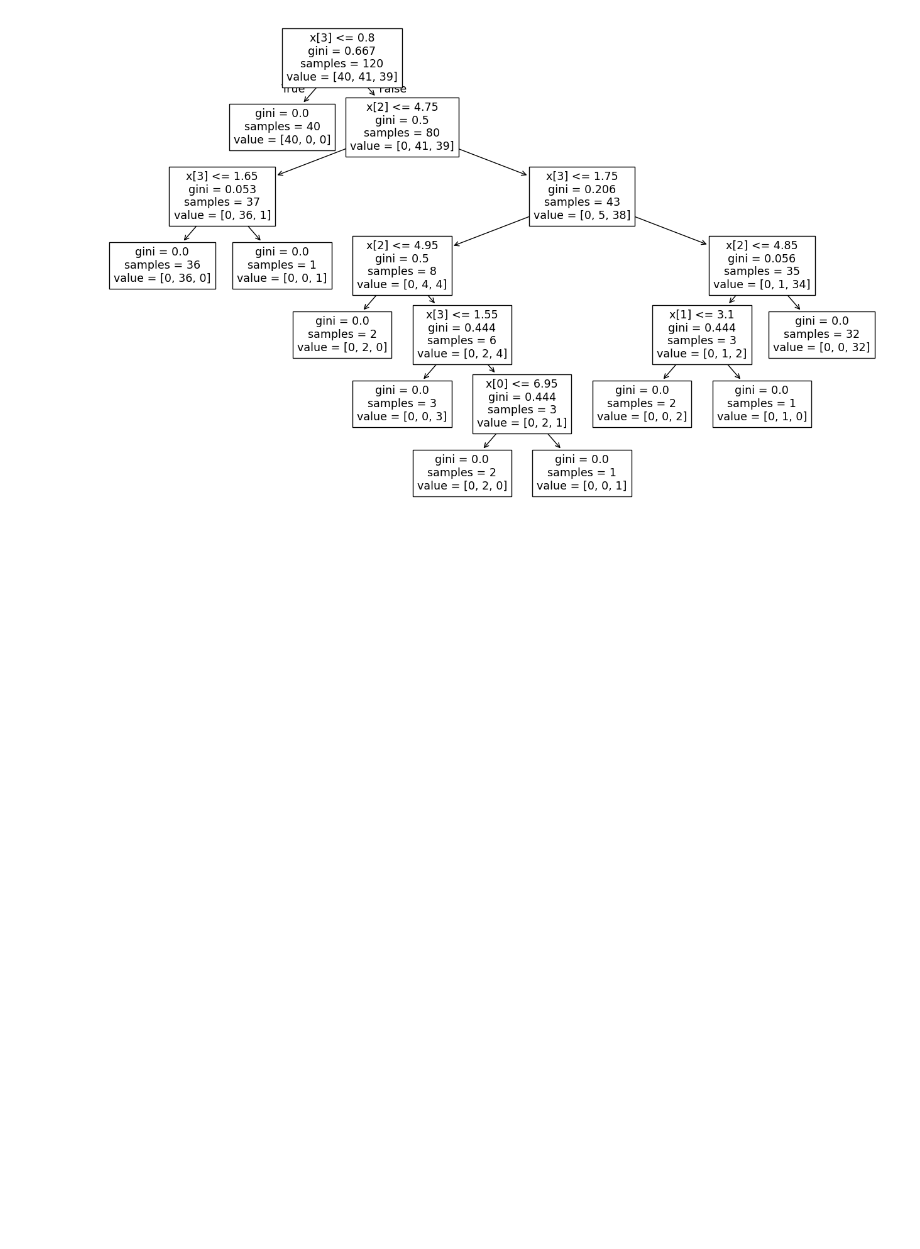
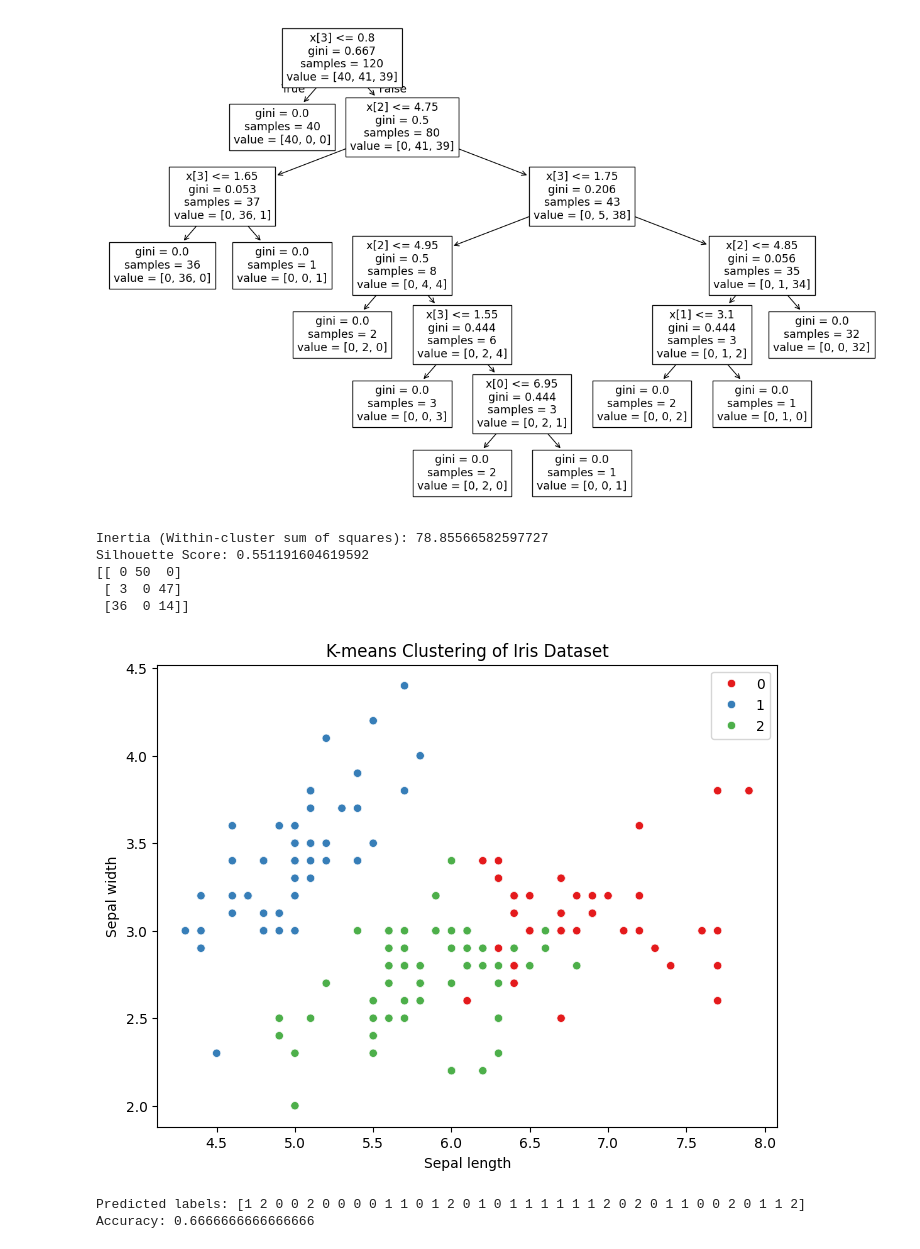
Before and after one commit to rajashekhar227/raja, a Jupyter notebook: chapter_appendix-tools-for-deep-learning/jupyter.ipynb, the cells around one changed output. Saved outputs shown, nothing was run; the diff lists cells and outputs as text; code cells hidden in the pictures; blank space fills up the shorter version.

```diff
--- a/chapter_appendix-tools-for-deep-learning/jupyter.ipynb
+++ b/chapter_appendix-tools-for-deep-learning/jupyter.ipynb
@@ -254,3 +255,55 @@ Confusion Matrix:
  [ 0  9  0]
  [ 0  0 11]]
 [figure]
+# %%
+import pandas as pd
+from sklearn.datasets import load_iris
+from sklearn.cluster import KMeans
+from sklearn.metrics import silhouette_score, confusion_matrix
+import matplotlib.pyplot as plt
+import seaborn as sns
+iris = load_iris()
+X = iris.data
+y = iris.target
+kmeans = KMeans(n_clusters=3, random_state=42)
+kmeans.fit(X)
+c = kmeans.labels_
+print("Inertia (Within-cluster sum of squares):", kmeans.inertia_)
+sil_score = silhouette_score(X, c)
+print("Silhouette Score:", sil_score)
+print(confusion_matrix(y,c))
+plt.figure(figsize=(8,6))
+sns.scatterplot(x=X[:,0], y=X[:,1], hue=c, palette='Set1', s=100)
+#plt.scatter(kmeans.cluster_centers_[:,0], kmeans.cluster_centers_[:,1], s=300, c='black',
+            #marker='X', label='Centroids')
+plt.xlabel('Sepal length')
+plt.ylabel('Sepal width')
+plt.title('K-means Clustering of Iris Dataset')
+plt.legend()
+plt.show()
+# %% [output]
+Inertia (Within-cluster sum of squares): 78.85566582597727
+Silhouette Score: 0.551191604619592
+[[ 0 50  0]
+ [ 3  0 47]
+ [36  0 14]]
+[figure, added]
+# %%
+
+from sklearn.datasets import load_wine
+from sklearn.model_selection import train_test_split
+from sklearn.neighbors import KNeighborsClassifier
+from sklearn.metrics import accuracy_score
+w = load_wine()
+X = w.data
+y = w.target
+X_train, X_test, y_train, y_test = train_test_split(X, y, test_size=0.2, random_state=4)
+knn = KNeighborsClassifier(n_neighbors=4)
+knn.fit(X_train, y_train)
+y_pred = knn.predict(X_test)
+accuracy = accuracy_score(y_test, y_pred)
+print("Predicted labels:", y_pred)
+print("Accuracy:", accuracy)
+# %% [output]
+Predicted labels: [1 2 0 0 2 0 0 0 0 1 1 0 1 2 0 1 0 1 1 1 1 1 1 2 0 2 0 1 1 0 0 2 0 1 1 2]
+Accuracy: 0.6666666666666666
```
Also changed, not shown: parts of 2 cells of this notebook.
